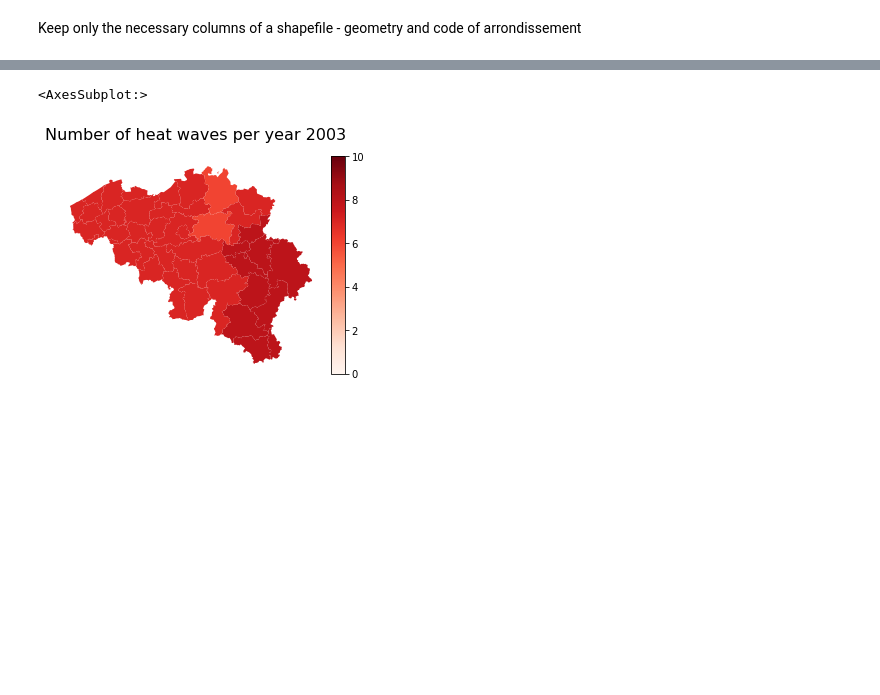
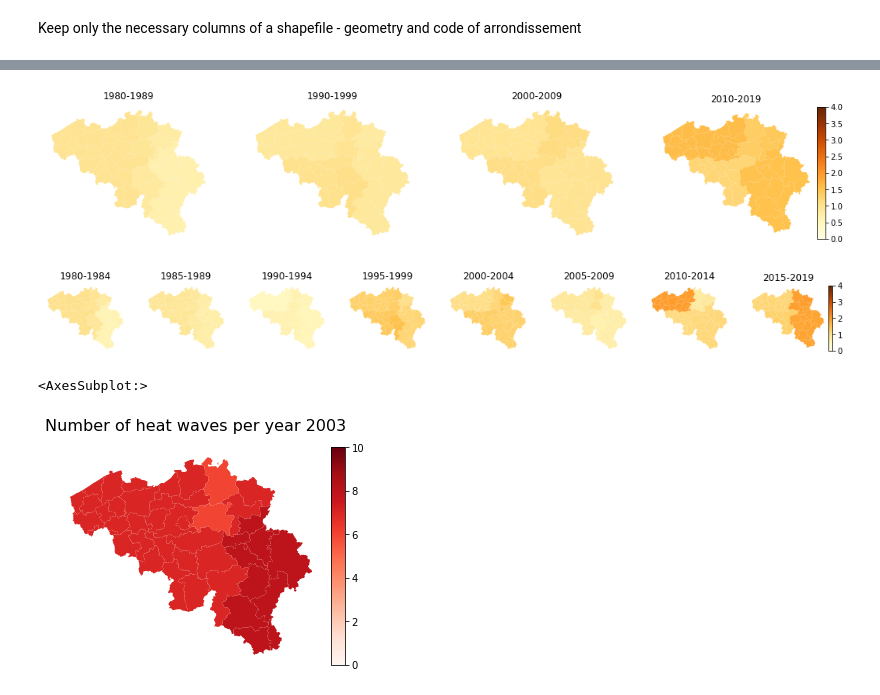
Before and after one commit to mariobecerra/mda_project, a Jupyter notebook: code/05_Maps_trends_heatwaves (1).ipynb, the cells around one changed output, grey strips where cells are left out. Cells and saved outputs as stored; diff of their text form; code cells hidden in the pictures; blank space fills up the shorter version.

```diff
--- a/code/05_Maps_trends_heatwaves (1).ipynb
+++ b/code/05_Maps_trends_heatwaves (1).ipynb
@@ -118 +110,13 @@ Plot the heat frequency for one year
+# %%
+# chart for intensity for every 10 years
+data_type = 'intensity'
+get_interval_intensity_or_count(list_10years, data_type)
+# %% [output]
+[figure, added]
+# %%
+# chart for intensity for every 5 years
+data_type = 'intensity'
+get_interval_intensity_or_count(list_5years, data_type)
+# %% [output]
+[figure, added]
 # %%
```
Also changed, not shown: parts of 48 cells of this notebook, 1 other file.
